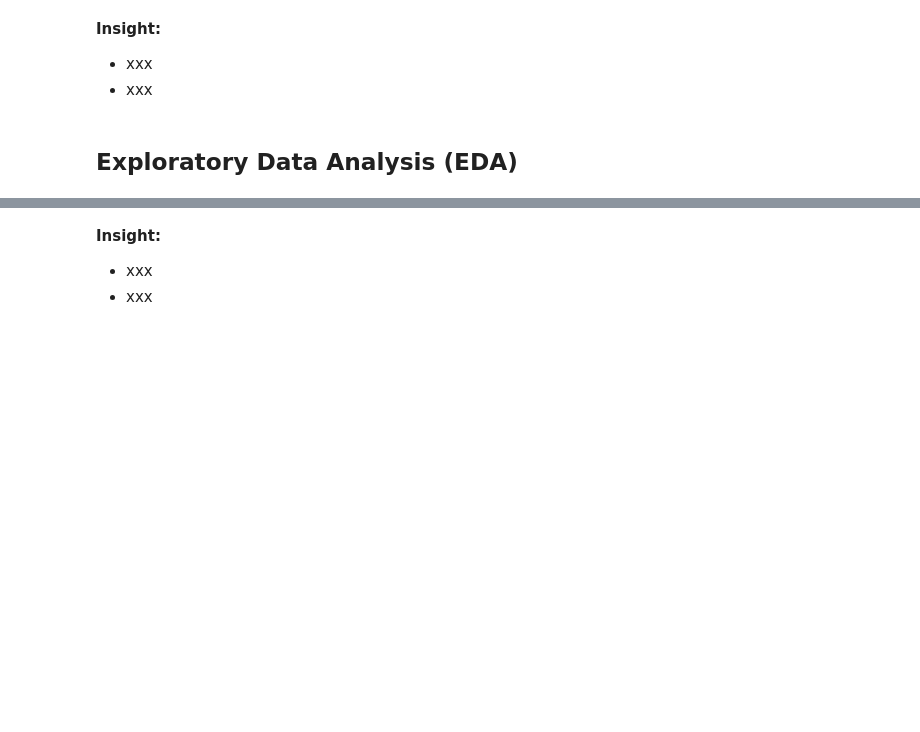
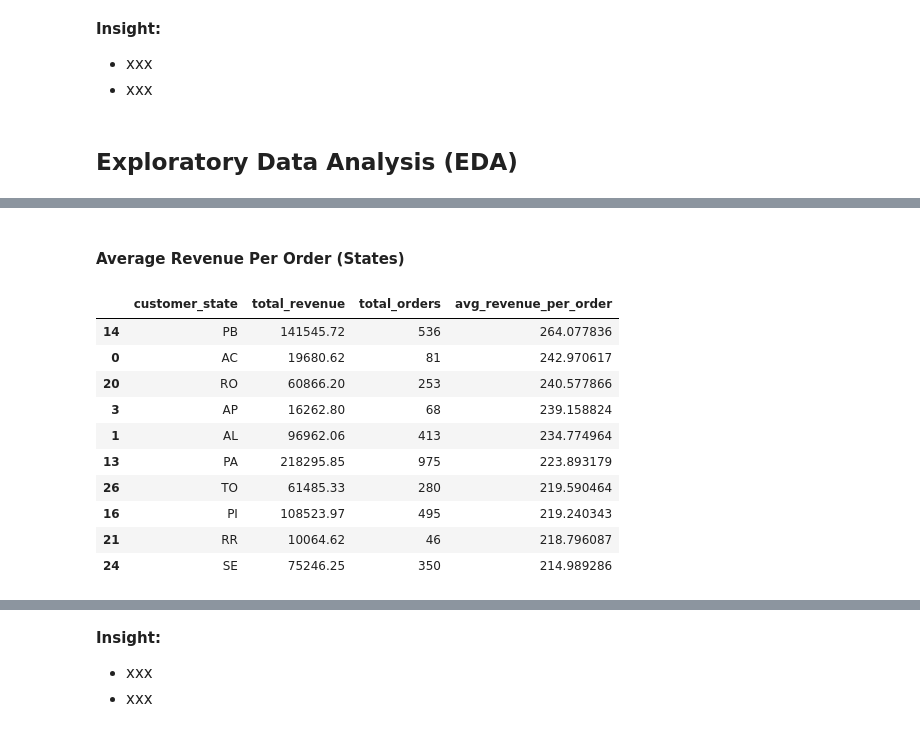
Before and after one commit to NekoMonci12/Machine-Learning-Brazilian-E-Commerce, a Jupyter notebook: ML_Muhammad_Tamir.ipynb, the cells around one changed output, grey strips where cells are left out. Drawn from its saved outputs; the diff is of its cells as text; code cells hidden in the pictures; blank space fills up the shorter version.

Commit message:
Exploratory Data Analysis

```diff
--- a/ML_Muhammad_Tamir.ipynb
+++ b/ML_Muhammad_Tamir.ipynb
@@ -385,0 +390,3 @@ Dataset Akhir        : 112650 baris
+# %%
+def top_data(df, n=5):
+    return df.head(n)
@@ -387,0 +721,18 @@ Dataset Akhir        : 112650 baris
+# %% [markdown]
+#### Average Revenue Per Order (States)
+# %%
+avg_revenue_per_order_state = avg_revenue_per_order_state(customers, orders, order_payment)
+
+top_data(avg_revenue_per_order_state, n=10)
+# %% [output]
+|  | customer_state | total_revenue | total_orders | avg_revenue_per_order |
+| 14 | PB | 141545.72 | 536 | 264.077836 |
+| 0 | AC | 19680.62 | 81 | 242.970617 |
+| 20 | RO | 60866.20 | 253 | 240.577866 |
+| 3 | AP | 16262.80 | 68 | 239.158824 |
+| 1 | AL | 96962.06 | 413 | 234.774964 |
+| 13 | PA | 218295.85 | 975 | 223.893179 |
+| 26 | TO | 61485.33 | 280 | 219.590464 |
+| 16 | PI | 108523.97 | 495 | 219.240343 |
+| 21 | RR | 10064.62 | 46 | 218.796087 |
+| 24 | SE | 75246.25 | 350 | 214.989286 |
```
Also changed, not shown: parts of 23 cells of this notebook.
